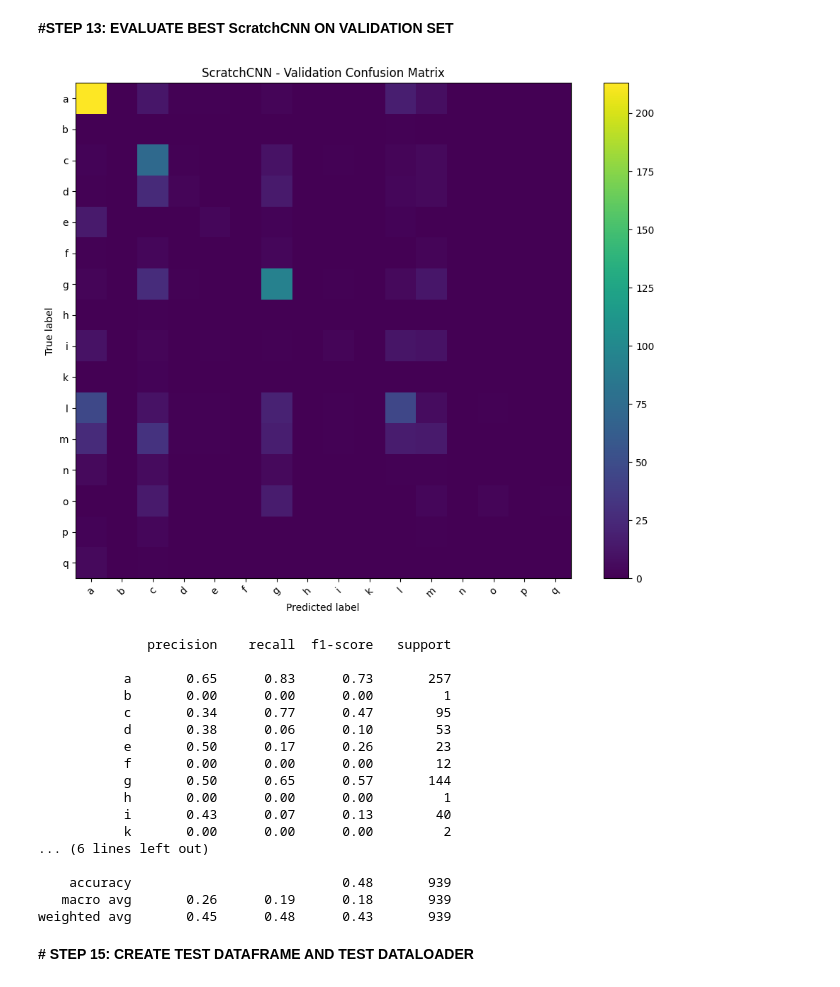
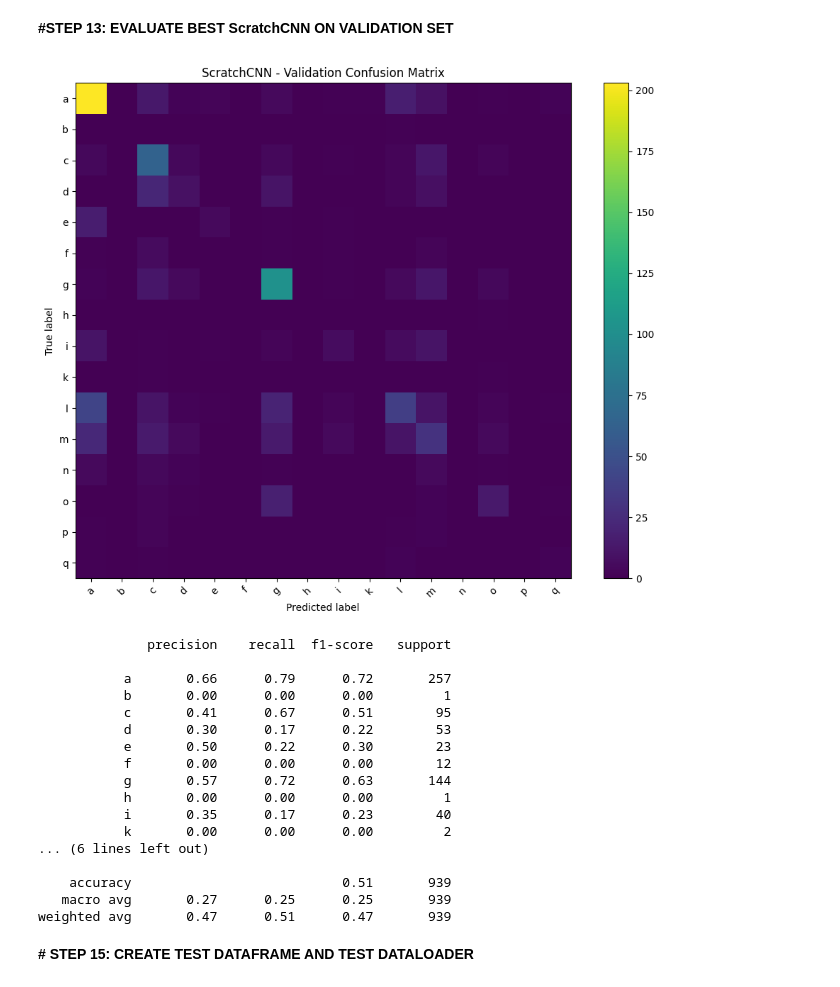
Before and after one commit to subudear/deep-learning, a Jupyter notebook: assignment1/scratch_lower_learning_rate_model.ipynb, the cells around one changed output. Cells and saved outputs as stored; diff of their text form; code cells hidden in the pictures.

```diff
--- a/assignment1/scratch_lower_learning_rate_model.ipynb
+++ b/assignment1/scratch_lower_learning_rate_model.ipynb
@@ -383,7 +383,7 @@ scratch_criterion = nn.CrossEntropyLoss()
 # 1e-3 is a common starting value for Adam.
 scratch_optimizer = optim.Adam(
     scratch_model.parameters(),
-    lr=1e-3
+    lr=5e-4
 )
 
 # Print both objects so we can confirm they were created correctly.
@@ -415,7 +415,7 @@ Parameter Group 0
 **# STEP 12: train ScratchCNN using scratch_train_loader and scratch_val_loader**
 # %%
 # Path where the best ScratchCNN model will be saved
-scratch_best_path = "/content/drive/MyDrive/scratchcnn_best.pth"
+scratch_best_path = "/content/drive/MyDrive/scratchcnn_E_lowlr_best.pth"
 
 # Keep track of the best validation accuracy seen so far
 best_scratch_val_acc = 0.0
@@ -567,7 +567,7 @@ scratch_model = ScratchCNN(num_classes=len(label_to_idx))
 scratch_model = scratch_model.to(device)
 
 # Load the best saved ScratchCNN model
-checkpoint_path = "/content/drive/MyDrive/scratchcnn_best.pth"
+checkpoint_path = "/content/drive/MyDrive/scratchcnn_E_lowlr_best.pth"
 checkpoint = torch.load(checkpoint_path, map_location=device)
 scratch_model.load_state_dict(checkpoint["model_state_dict"])
 
@@ -587,51 +587,51 @@ with torch.no_grad():
 
         all_true.extend(labels.cpu().numpy())
         all_pred.extend(preds.cpu().numpy())
 
 # Build confusion matrix
 cm = confusion_matrix(all_true, all_pred)
 
 plt.figure(figsize=(10, 8))
 plt.imshow(cm, interpolation="nearest")
 plt.title("ScratchCNN - Validation Confusion Matrix")
 plt.colorbar()
 
 class_names = [idx_to_label[i] for i in range(len(idx_to_label))]
 tick_marks = np.arange(len(class_names))
 plt.xticks(tick_marks, class_names, rotation=45)
 plt.yticks(tick_marks, class_names)
 
 plt.xlabel("Predicted label")
 plt.ylabel("True label")
 plt.tight_layout()
 plt.show()
 
 # Print classification report
 print(classification_report(
     all_true,
     all_pred,
     target_names=class_names,
     zero_division=0
 ))
 # %% [output]
-[figure, old version]
+[figure, new version]
               precision    recall  f1-score   support
 
-           a       0.65      0.83      0.73       257
+           a       0.66      0.79      0.72       257
            b       0.00      0.00      0.00         1
-           c       0.34      0.77      0.47        95
-           d       0.38      0.06      0.10        53
-           e       0.50      0.17      0.26        23
+           c       0.41      0.67      0.51        95
+           d       0.30      0.17      0.22        53
+           e       0.50      0.22      0.30        23
            f       0.00      0.00      0.00        12
-           g       0.50      0.65      0.57       144
+           g       0.57      0.72      0.63       144
            h       0.00      0.00      0.00         1
-           i       0.43      0.07      0.13        40
+           i       0.35      0.17      0.23        40
            k       0.00      0.00      0.00         2
 ... (6 lines left out)
 
-    accuracy                           0.48       939
-   macro avg       0.26      0.19      0.18       939
-weighted avg       0.45      0.48      0.43       939
+    accuracy                           0.51       939
+   macro avg       0.27      0.25      0.25       939
+weighted avg       0.47      0.51      0.47       939
 # %% [markdown]
 **# STEP 15: CREATE TEST DATAFRAME AND TEST DATALOADER**
 # %%
```
Also changed, not shown: parts of 3 cells of this notebook.
